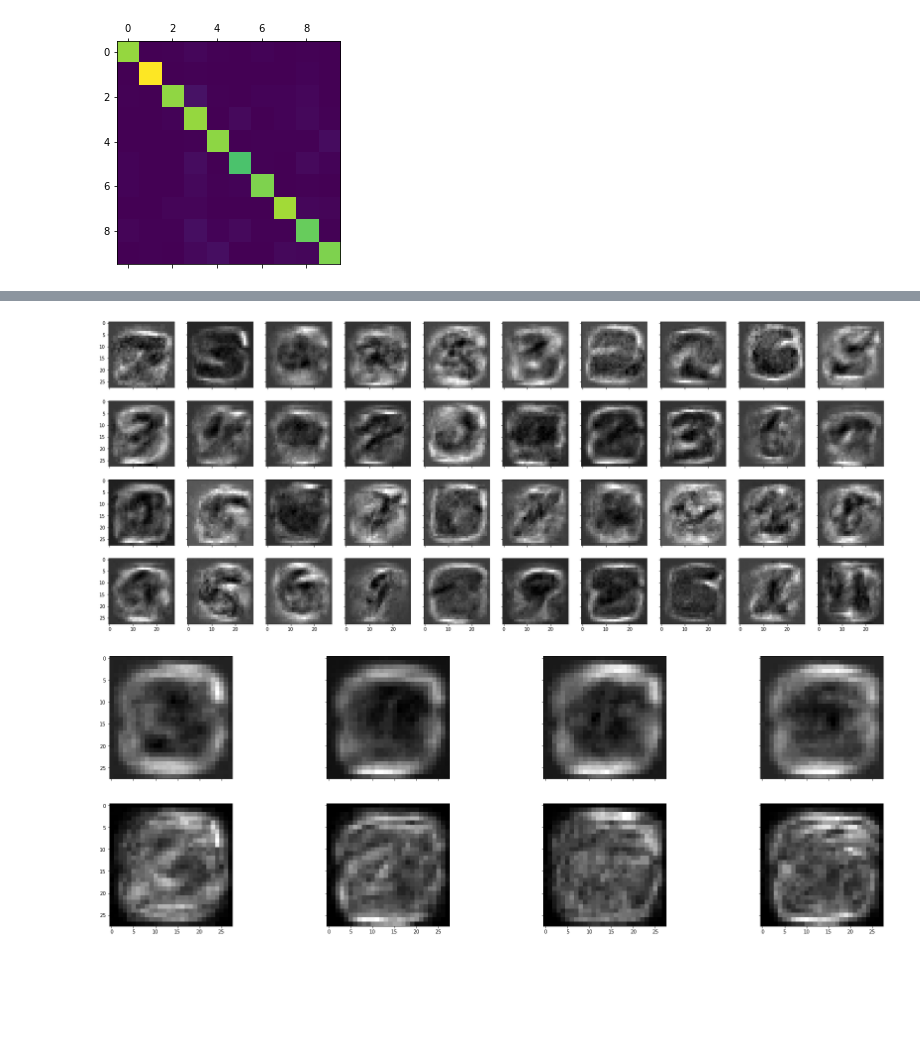
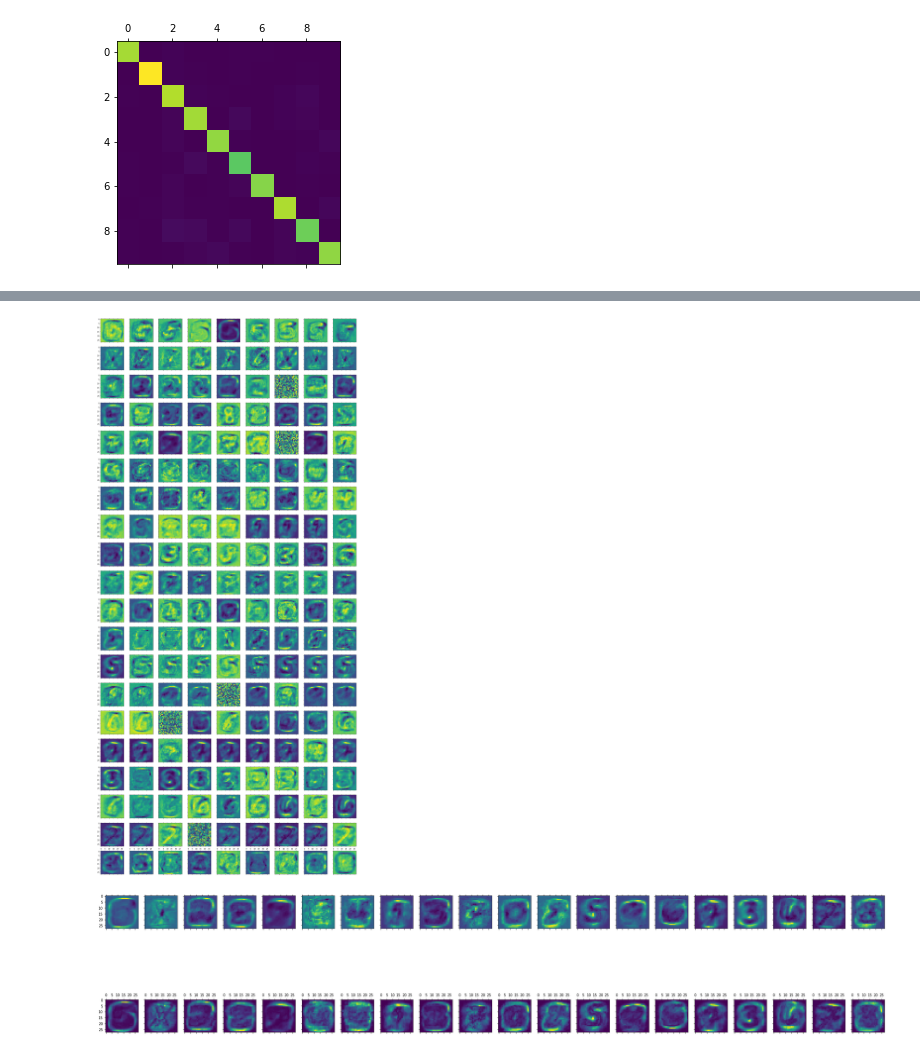
Before and after one commit to zombie-einstein/adverse_subnets, a Jupyter notebook: Design.ipynb, the cells around one changed output, grey strips where cells are left out. Drawn from its saved outputs; the diff is of its cells as text; code cells hidden in the pictures; blank space fills up the shorter version.

Commit message:
Design to accomodate arbitrary number of modules

```diff
--- a/Design.ipynb
+++ b/Design.ipynb
@@ -59,3 +60,9 @@ MODULE_SIZE = 10
+# %%
+N_MODULES = 20
+# %%
+def get_layer(n):
+    return (K.layers.Dense(MODULE_SIZE, name='Mod_'+str(n)+'r', activation='relu'),
+            K.layers.Dense(MODULE_SIZE, name='Mod_'+str(n)+'s', activation='sigmoid'))
 # %%
-modules = [K.layers.Dense(MODULE_SIZE, name='Mod_'+str(i), activation='sigmoid') for i in range(4)]
+modules = [get_layer(i) for i in range(N_MODULES)]
 # %%
@@ -158,7 +169,7 @@ plt.matshow(cm);
 # %% [output]
 [figure]
 # %%
-W = np.stack([m.get_weights()[0] for m in modules])
+W = np.stack([m[0].get_weights()[0] for m in modules])
 W = (W-W.min())/(W.max()-W.min())
 # %%
 W.shape
@@ -167,20 +178,20 @@ W.shape
 # %%
 w = MODULE_SIZE
-h = 4
+h = N_MODULES
 
 f, a = plt.subplots(h, w, sharex=True, sharey=True, figsize=(w*3, h*3))
 
-for i in range(4):
-    for j in range(W.shape[-1]):
-        a[i,j].imshow(W[i, :, j].reshape(IMAGE_SHAPE)*255, cmap='gray')
+for i in range(N_MODULES):
+    for j in range(MODULE_SIZE):
+        a[i,j].matshow(W[i, :, j].reshape(IMAGE_SHAPE))
 # %% [output]
-[figure, old version]
+[figure, new version]
 # %%
-f, a = plt.subplots(2, 4, sharex=True, sharey=True, figsize=(30, 10))
+f, a = plt.subplots(2, N_MODULES, sharex=True, sharey=True, figsize=(40, 10))
 
-for i in range(4):
-    a[0,i].imshow(np.mean(W[i], axis=1).reshape(IMAGE_SHAPE)*255, cmap='gray')
-    a[1,i].imshow(np.std(W[i], axis=1).reshape(IMAGE_SHAPE)*255, cmap='gray')
+for i in range(N_MODULES):
+    a[0,i].matshow(np.mean(W[i], axis=1).reshape(IMAGE_SHAPE))
+    a[1,i].matshow(np.std(W[i], axis=1).reshape(IMAGE_SHAPE))
 # %% [output]
-[figure, old version]
+[figure, new version]
 # %%
```
Also changed, not shown: parts of 16 cells of this notebook.
